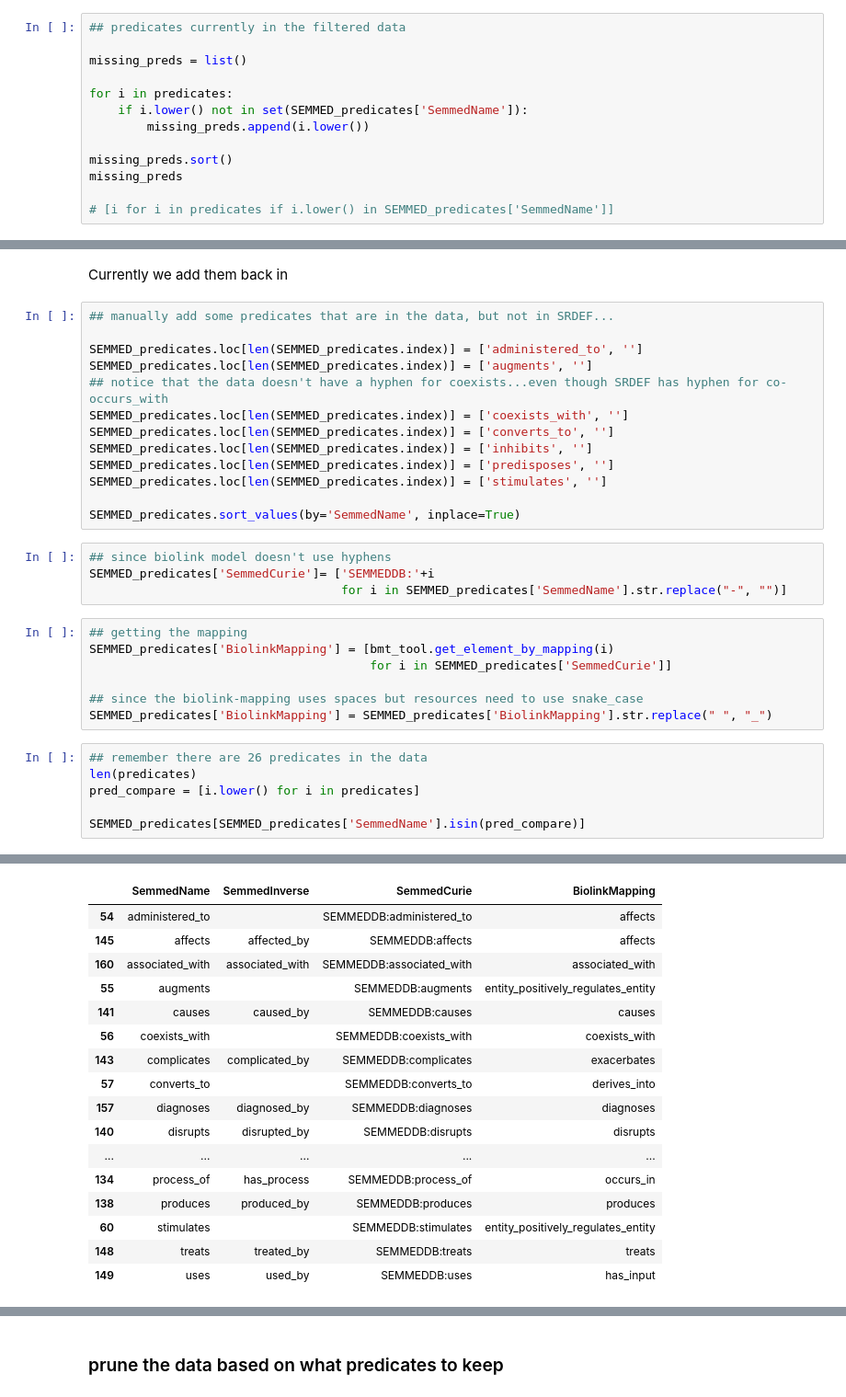
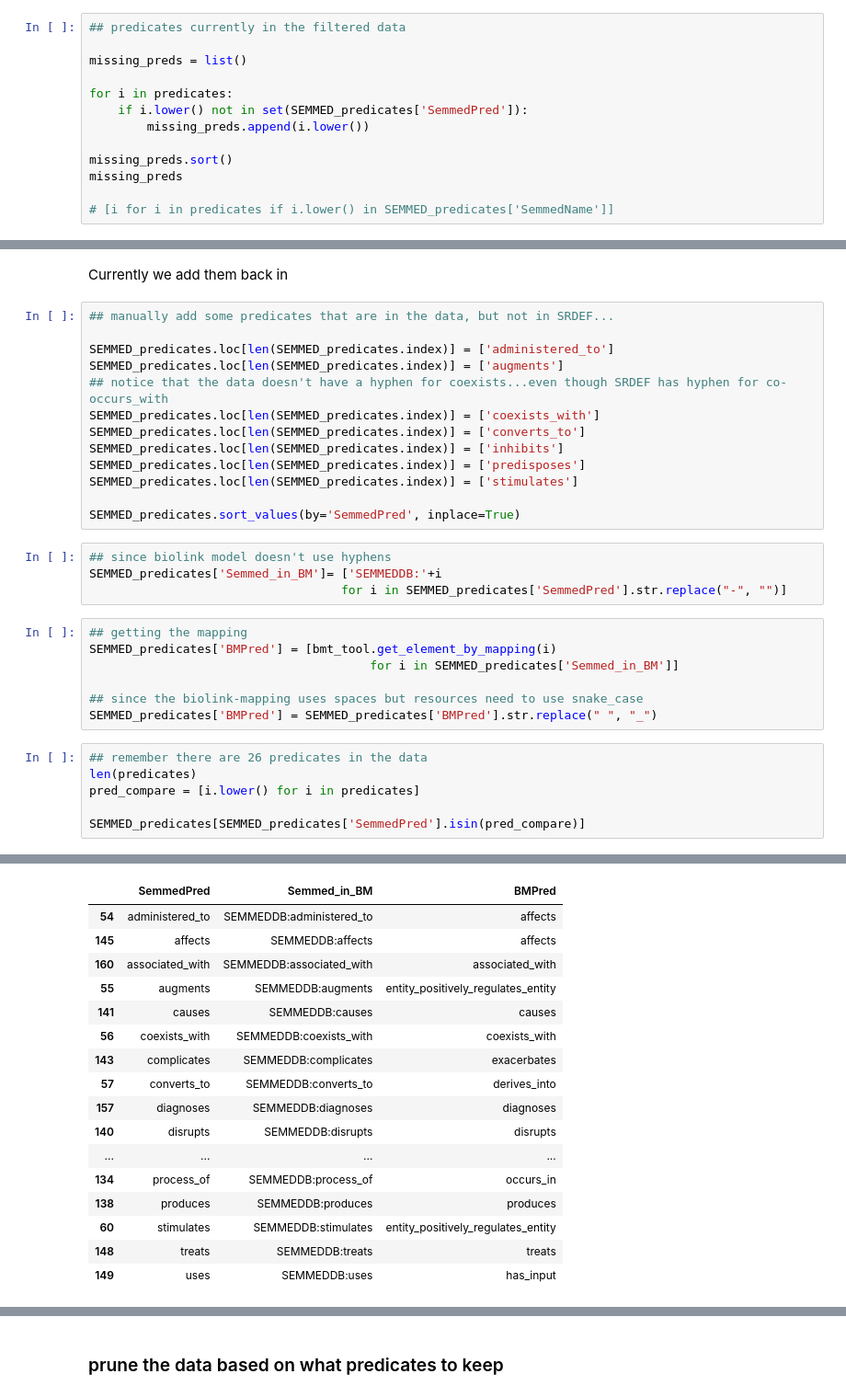
Before and after one commit to NCATS-Tangerine/translator-api-registry, a Jupyter notebook: semmeddb/AutoGen_SEMMEDDB.ipynb, the cells around one changed output, grey strips where cells are left out. Shown at 92% size. Drawn from its saved outputs; the diff is of its cells as text.

```diff
--- a/semmeddb/AutoGen_SEMMEDDB.ipynb
+++ b/semmeddb/AutoGen_SEMMEDDB.ipynb
@@ -610,7 +614,7 @@ The SRDEF file might be missing predicates that are in the data, so check that u
 missing_preds = list()
 
 for i in predicates:
-    if i.lower() not in set(SEMMED_predicates['SemmedName']):
+    if i.lower() not in set(SEMMED_predicates['SemmedPred']):
         missing_preds.append(i.lower())
 
 missing_preds.sort()
@@ -630,52 +634,52 @@ Currently we add them back in
 # %%
 ## manually add some predicates that are in the data, but not in SRDEF...
 
-SEMMED_predicates.loc[len(SEMMED_predicates.index)] = ['administered_to', '']
-SEMMED_predicates.loc[len(SEMMED_predicates.index)] = ['augments', '']
+SEMMED_predicates.loc[len(SEMMED_predicates.index)] = ['administered_to']
+SEMMED_predicates.loc[len(SEMMED_predicates.index)] = ['augments']
 ## notice that the data doesn't have a hyphen for coexists...even though SRDEF has hyphen for co-occurs_with
-SEMMED_predicates.loc[len(SEMMED_predicates.index)] = ['coexists_with', '']
-SEMMED_predicates.loc[len(SEMMED_predicates.index)] = ['converts_to', '']
-SEMMED_predicates.loc[len(SEMMED_predicates.index)] = ['inhibits', '']
-SEMMED_predicates.loc[len(SEMMED_predicates.index)] = ['predisposes', '']
-SEMMED_predicates.loc[len(SEMMED_predicates.index)] = ['stimulates', '']
+SEMMED_predicates.loc[len(SEMMED_predicates.index)] = ['coexists_with']
+SEMMED_predicates.loc[len(SEMMED_predicates.index)] = ['converts_to']
+SEMMED_predicates.loc[len(SEMMED_predicates.index)] = ['inhibits']
+SEMMED_predicates.loc[len(SEMMED_predicates.index)] = ['predisposes']
+SEMMED_predicates.loc[len(SEMMED_predicates.index)] = ['stimulates']
 
-SEMMED_predicates.sort_values(by='SemmedName', inplace=True)
+SEMMED_predicates.sort_values(by='SemmedPred', inplace=True)
 # %%
 ## since biolink model doesn't use hyphens
-SEMMED_predicates['SemmedCurie']= ['SEMMEDDB:'+i
-                                   for i in SEMMED_predicates['SemmedName'].str.replace("-", "")]
+SEMMED_predicates['Semmed_in_BM']= ['SEMMEDDB:'+i
+                                   for i in SEMMED_predicates['SemmedPred'].str.replace("-", "")]
 # %%
 ## getting the mapping
-SEMMED_predicates['BiolinkMapping'] = [bmt_tool.get_element_by_mapping(i)
-                                       for i in SEMMED_predicates['SemmedCurie']]
+SEMMED_predicates['BMPred'] = [bmt_tool.get_element_by_mapping(i)
+                                       for i in SEMMED_predicates['Semmed_in_BM']]
 
 ## since the biolink-mapping uses spaces but resources need to use snake_case
-SEMMED_predicates['BiolinkMapping'] = SEMMED_predicates['BiolinkMapping'].str.replace(" ", "_")
+SEMMED_predicates['BMPred'] = SEMMED_predicates['BMPred'].str.replace(" ", "_")
 # %%
 ## remember there are 26 predicates in the data
 len(predicates)
 pred_compare = [i.lower() for i in predicates]
 
-SEMMED_predicates[SEMMED_predicates['SemmedName'].isin(pred_compare)]
+SEMMED_predicates[SEMMED_predicates['SemmedPred'].isin(pred_compare)]
 # %% [output]
 26
-|  | SemmedName | SemmedInverse | SemmedCurie | BiolinkMapping |
-| 54 | administered_to |  | SEMMEDDB:administered_to | affects |
-| 145 | affects | affected_by | SEMMEDDB:affects | affects |
-| 160 | associated_with | associated_with | SEMMEDDB:associated_with | associated_with |
-| 55 | augments |  | SEMMEDDB:augments | entity_positively_regulates_entity |
-| 141 | causes | caused_by | SEMMEDDB:causes | causes |
-| 56 | coexists_with |  | SEMMEDDB:coexists_with | coexists_with |
-| 143 | complicates | complicated_by | SEMMEDDB:complicates | exacerbates |
-| 57 | converts_to |  | SEMMEDDB:converts_to | derives_into |
-| 157 | diagnoses | diagnosed_by | SEMMEDDB:diagnoses | diagnoses |
-| 140 | disrupts | disrupted_by | SEMMEDDB:disrupts | disrupts |
-| ... | ... | ... | ... | ... |
-| 134 | process_of | has_process | SEMMEDDB:process_of | occurs_in |
-| 138 | produces | produced_by | SEMMEDDB:produces | produces |
-| 60 | stimulates |  | SEMMEDDB:stimulates | entity_positively_regulates_entity |
-| 148 | treats | treated_by | SEMMEDDB:treats | treats |
-| 149 | uses | used_by | SEMMEDDB:uses | has_input |
+|  | SemmedPred | Semmed_in_BM | BMPred |
+| 54 | administered_to | SEMMEDDB:administered_to | affects |
+| 145 | affects | SEMMEDDB:affects | affects |
+| 160 | associated_with | SEMMEDDB:associated_with | associated_with |
+| 55 | augments | SEMMEDDB:augments | entity_positively_regulates_entity |
+| 141 | causes | SEMMEDDB:causes | causes |
+| 56 | coexists_with | SEMMEDDB:coexists_with | coexists_with |
+| 143 | complicates | SEMMEDDB:complicates | exacerbates |
+| 57 | converts_to | SEMMEDDB:converts_to | derives_into |
+| 157 | diagnoses | SEMMEDDB:diagnoses | diagnoses |
+| 140 | disrupts | SEMMEDDB:disrupts | disrupts |
+| ... | ... | ... | ... |
+| 134 | process_of | SEMMEDDB:process_of | occurs_in |
+| 138 | produces | SEMMEDDB:produces | produces |
+| 60 | stimulates | SEMMEDDB:stimulates | entity_positively_regulates_entity |
+| 148 | treats | SEMMEDDB:treats | treats |
+| 149 | uses | SEMMEDDB:uses | has_input |
 # %% [markdown]
 **PAUSE**
 
```
Also changed, not shown: parts of 42 cells of this notebook.
